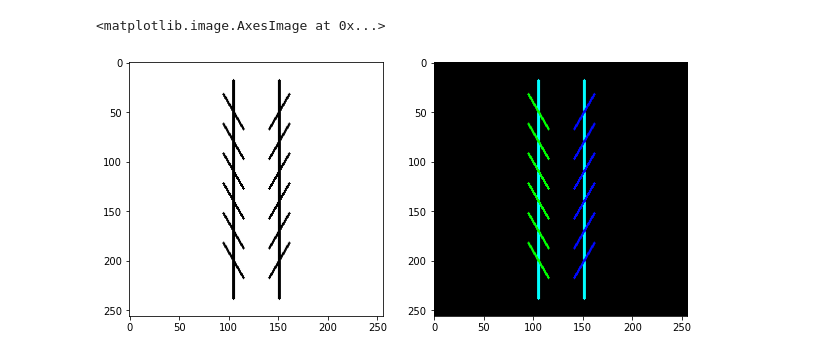
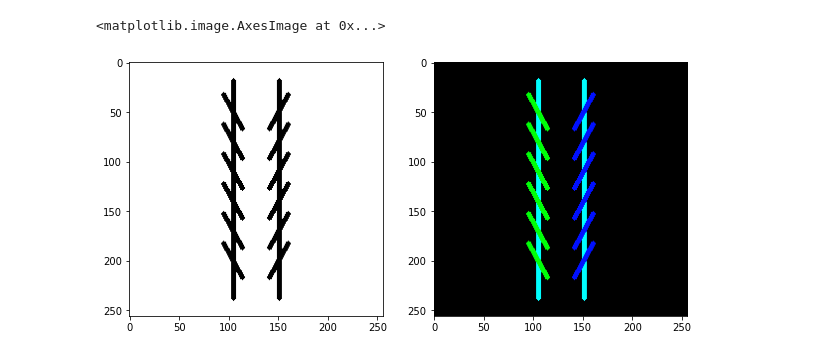
Before and after one commit to liuyoshio/visual-illusion, a Jupyter notebook: data_generators/gen_experiment.ipynb, the cells around one changed output. Saved outputs shown, nothing was run; the diff lists cells and outputs as text; code cells hidden in the pictures.

Commit message:
prototype finish start experiment

```diff
--- a/data_generators/gen_experiment.ipynb
+++ b/data_generators/gen_experiment.ipynb
@@ -9,36 +11,34 @@ from tqdm import tqdm
 import pandas as pd
 from matplotlib import pyplot as plt
 # %%
-def draw_slash(input, label, center, length, angle, thickness=2):
+def draw_slash(image, label, center, length, slash_degree, thickness=2):
     # Draw line on image
-    radian = helper.convertDegreeToRadian(angle)
+    radian = helper.convertDegreeToRadian(slash_degree)
     x1 = int(center[0] + length * np.cos(radian))
     y1 = int(center[1] + length * np.sin(radian))
     y2 = int(center[1] - length * np.sin(radian))
     x2 = int(center[0] - length * np.cos(radian))
 
-    input, label = helper.drawLine(input, label, (x1, y1), (x2, y2), thickness)
-    return input, label
+    image, label = helper.drawLine(image, label, (x1, y1), (x2, y2), thickness)
+    return image, label
+
+def draw_illusion(image, label, slash_degree, thickness=2, interval=30):
+    draw_slash(image, label, (config.LEFT_POS, 128), 110, 90, thickness)
+    draw_slash(image, label, (config.RIGHT_POS, 128), 110, 90, thickness)
+
+    for i in range(config.slash_position["start"], config.slash_position["end"], interval):
+        draw_slash(image, label, (config.LEFT_POS, i), 20, slash_degree, thickness)
+        draw_slash(image, label, (config.RIGHT_POS, i), 20, 180-slash_degree, thickness)
+
+
+image = np.ones((256, 256, 3), np.uint8) * 255
+label = np.zeros((256, 256, 3), np.uint8)
+draw_illusion(image, label, slash_degree=60.5, thickness=4, interval=30)
+label = cv2.cvtColor(label, cv2.COLOR_HSV2RGB)
+figure, axis = plt.subplots(1, 2, figsize=(10, 10))
+axis[0].imshow(image)
+axis[1].imshow(label)
+# %% [output]
+<matplotlib.image.AxesImage at 0x...>
+[figure, added]
-# %%
-input = np.ones((256, 256, 3), np.uint8) * 255
-label = np.zeros((256, 256, 3), np.uint8)
-
-LEFT_POS = 105
-RIGHT_POS = 151
-
-def draw_illusion(img, label, angle, thickness=2, interval=30):
-    draw_slash(img, label, (LEFT_POS, 128), 110, 90, thickness)
-    draw_slash(img, label, (RIGHT_POS, 128), 110, 90, thickness)
-    for i in range(50, 225, interval):
-        draw_slash(img, label, (LEFT_POS, i), 20, angle, thickness)
-        draw_slash(img, label, (RIGHT_POS, i), 20, 180-angle, thickness)
-
-draw_illusion(input, label, 60, 2)
-label = cv2.cvtColor(label, cv2.COLOR_HSV2RGB)
-figure, axis = plt.subplots(1, 2, figsize=(10, 10))
-axis[0].imshow(input)
-axis[1].imshow(label)
-# %% [output]
-<matplotlib.image.AxesImage at 0x...>
-[figure, removed]
 # %%
```
Also changed, not shown: parts of 2 cells of this notebook, 10 other files.
